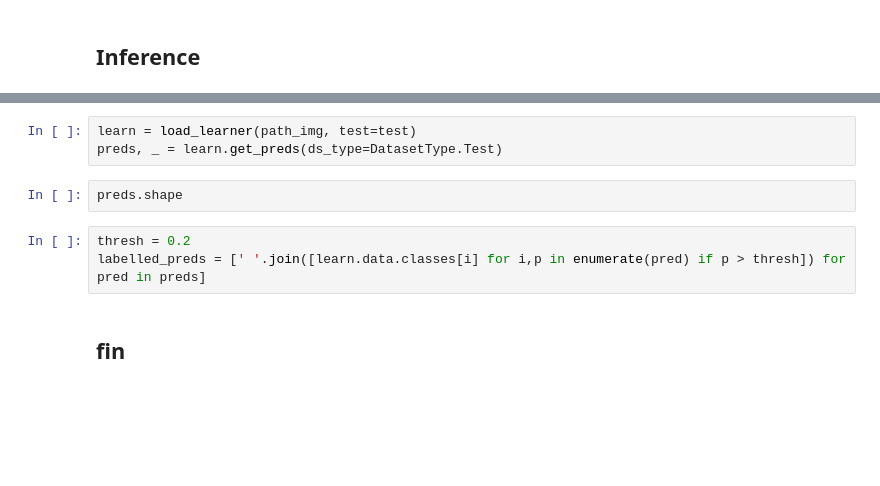
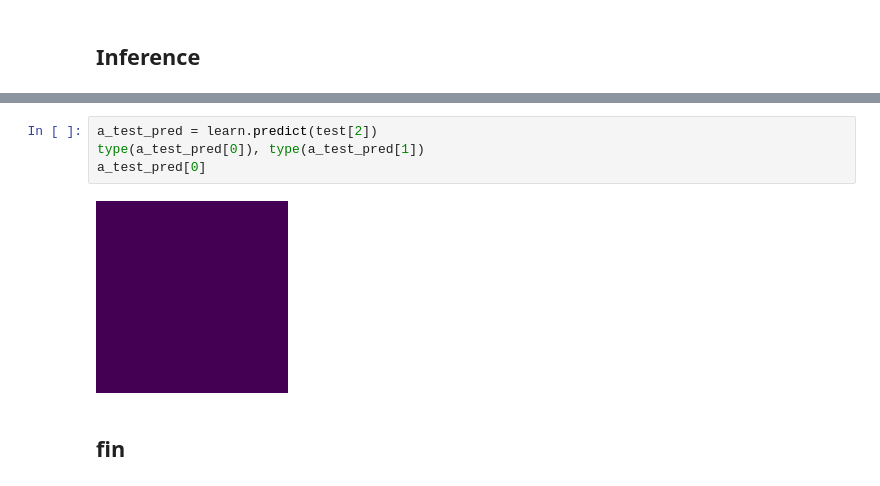
Before and after one commit to lukemckinstry/fastai-projects, a Jupyter notebook: ships_tanz_mount_gdrive.ipynb, the cells around one changed output, grey strips where cells are left out. Saved outputs shown, nothing was run; the diff lists cells and outputs as text; blank space fills up the shorter version.

```diff
--- a/ships_tanz_mount_gdrive.ipynb
+++ b/ships_tanz_mount_gdrive.ipynb
@@ -373,10 +406,8 @@ len(test)
-# %%
-learn = load_learner(path_img, test=test)
-preds, _ = learn.get_preds(ds_type=DatasetType.Test)
-# %%
-preds.shape
-# %%
-thresh = 0.2
-labelled_preds = [' '.join([learn.data.classes[i] for i,p in enumerate(pred) if p > thresh]) for pred in preds]
+# %%
+a_test_pred = learn.predict(test[2])
+type(a_test_pred[0]), type(a_test_pred[1])
+a_test_pred[0]
+# %% [output]
+[figure, added]
 # %% [markdown]
 ## fin
```
Also changed, not shown: parts of 13 cells of this notebook.
